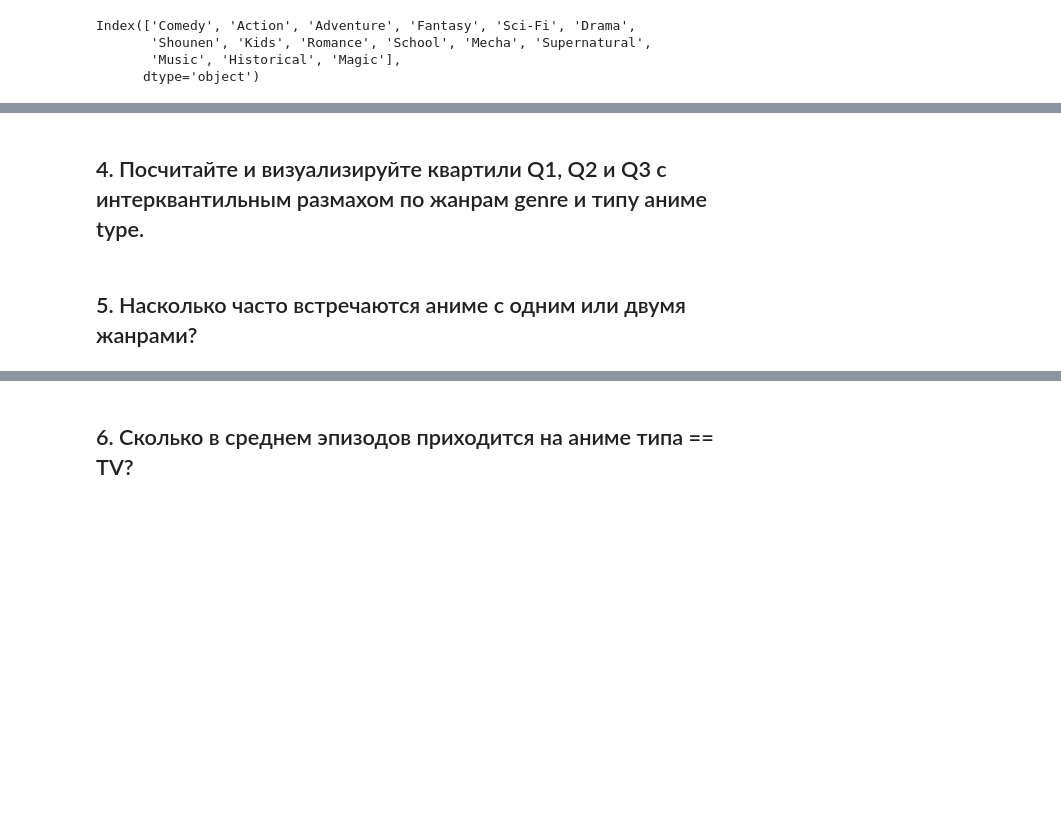
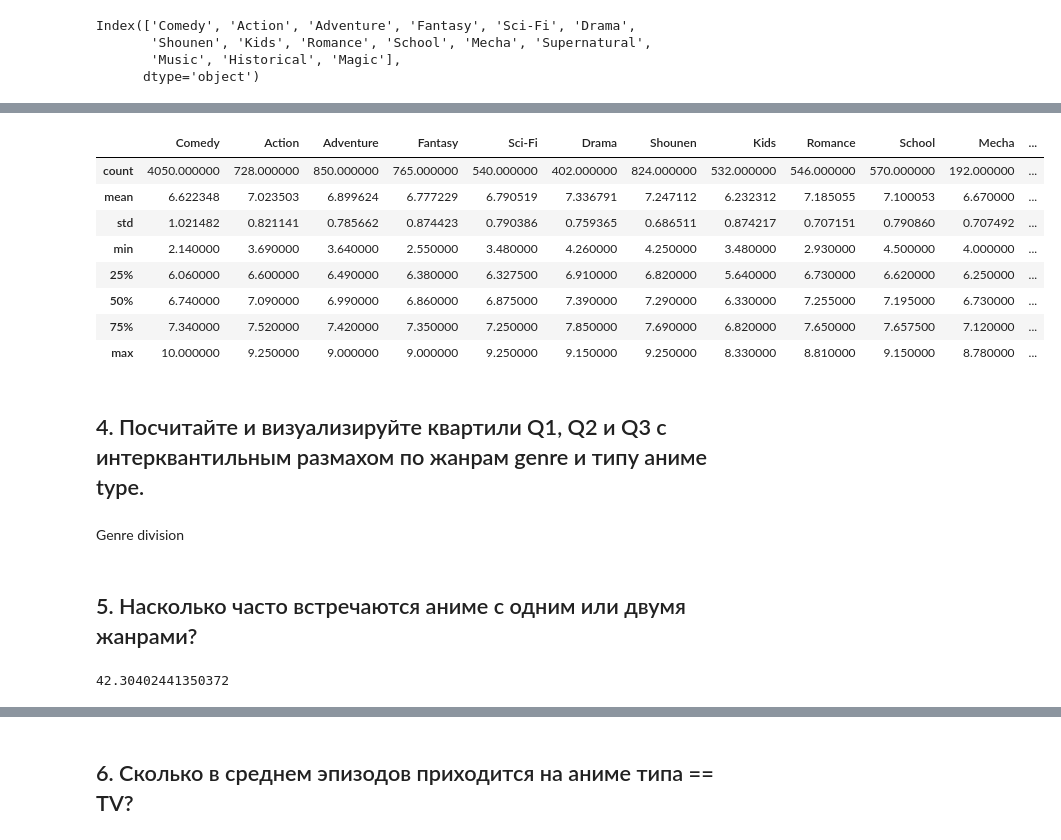
Before and after one commit to semwett0301/stat-ml-labs, a Jupyter notebook: statistic-course/math_stat_1.ipynb, the cells around one changed output, grey strips where cells are left out. Saved outputs shown, nothing was run; the diff lists cells and outputs as text; code cells hidden in the pictures; blank space fills up the shorter version.

```diff
--- a/statistic-course/math_stat_1.ipynb
+++ b/statistic-course/math_stat_1.ipynb
@@ -229,2 +286,16 @@ genre_df = genre_df.filter()
+# %%
+genre_grouped_df[top_genres.index].describe()
+# %% [output]
+|  | Comedy | Action | Adventure | Fantasy | Sci-Fi | Drama | Shounen | Kids | Romance | School | Mecha | ... |
+| count | 4050.000000 | 728.000000 | 850.000000 | 765.000000 | 540.000000 | 402.000000 | 824.000000 | 532.000000 | 546.000000 | 570.000000 | 192.000000 | ... |
+| mean | 6.622348 | 7.023503 | 6.899624 | 6.777229 | 6.790519 | 7.336791 | 7.247112 | 6.232312 | 7.185055 | 7.100053 | 6.670000 | ... |
+| std | 1.021482 | 0.821141 | 0.785662 | 0.874423 | 0.790386 | 0.759365 | 0.686511 | 0.874217 | 0.707151 | 0.790860 | 0.707492 | ... |
+| min | 2.140000 | 3.690000 | 3.640000 | 2.550000 | 3.480000 | 4.260000 | 4.250000 | 3.480000 | 2.930000 | 4.500000 | 4.000000 | ... |
+| 25% | 6.060000 | 6.600000 | 6.490000 | 6.380000 | 6.327500 | 6.910000 | 6.820000 | 5.640000 | 6.730000 | 6.620000 | 6.250000 | ... |
+| 50% | 6.740000 | 7.090000 | 6.990000 | 6.860000 | 6.875000 | 7.390000 | 7.290000 | 6.330000 | 7.255000 | 7.195000 | 6.730000 | ... |
+| 75% | 7.340000 | 7.520000 | 7.420000 | 7.350000 | 7.250000 | 7.850000 | 7.690000 | 6.820000 | 7.650000 | 7.657500 | 7.120000 | ... |
+| max | 10.000000 | 9.250000 | 9.000000 | 9.000000 | 9.250000 | 9.150000 | 9.250000 | 8.330000 | 8.810000 | 9.150000 | 8.780000 | ... |
 # %% [markdown]
 ## 4. Посчитайте и визуализируйте квартили Q1, Q2 и Q3 с интерквантильным размахом по жанрам genre и типу аниме type.
+# %% [markdown]
+Genre division
@@ -231,2 +313,6 @@ genre_df = genre_df.filter()
 # %% [markdown]
 ## 5. Насколько часто встречаются аниме с одним или двумя жанрами?
+# %%
+df[df['genre'].str.count(',') <= 1].shape[0] / df.shape[0] * 100
+# %% [output]
+42.30402441350372
```
Also changed, not shown: parts of 15 cells of this notebook.
